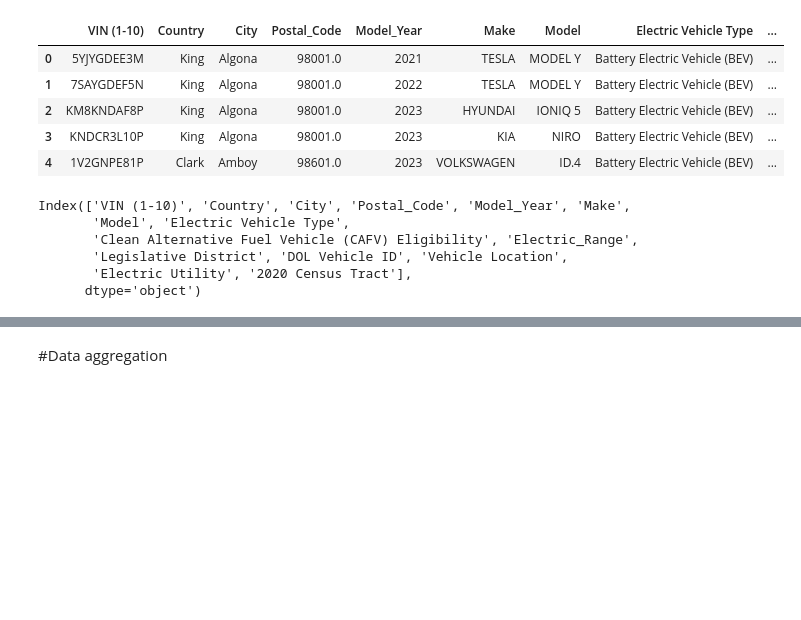
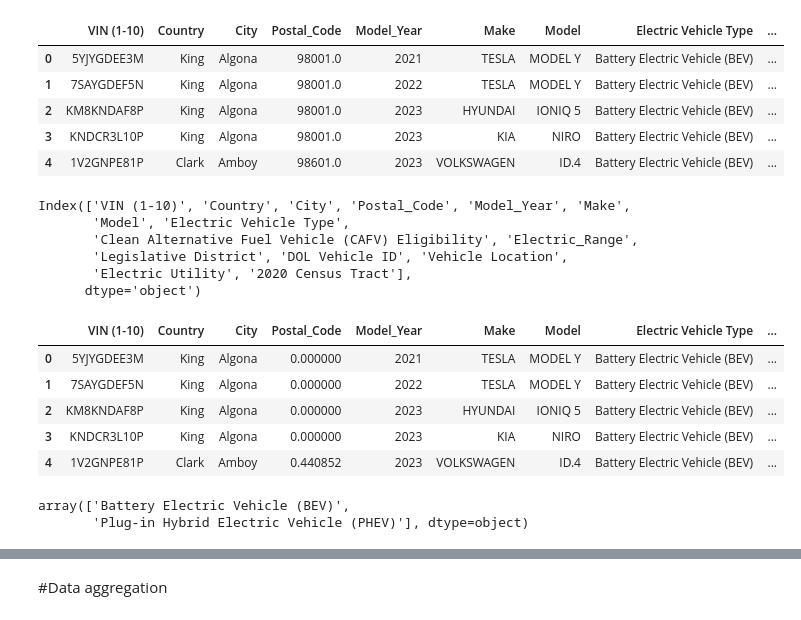
Before and after one commit to maisaahmad/MASAR-Bootcamp, a Jupyter notebook: project2.ipynb, the cells around one changed output, grey strips where cells are left out. Saved outputs shown, nothing was run; the diff lists cells and outputs as text; code cells hidden in the pictures; blank space fills up the shorter version.

```diff
--- a/project2.ipynb
+++ b/project2.ipynb
@@ -326,11 +326,23 @@ Index(['VIN (1-10)', 'Country', 'City', 'Postal_Code', 'Model_Year', 'Make',
       dtype='object')
 # %%
 #normalize using to a specific range [0, 1] using MinMaxScaler
+# Exclude non-numeric columns from normalization
+numeric_columns = [ 'Postal_Code','Model_Year', 'Electric_Range', 'Legislative District', 'DOL Vehicle ID', '2020 Census Tract']
+columns_to_normalize = [col for col in columns_to_normalize if col in numeric_columns]
 
-columns_to_normalize = ['VIN (1-10)', 'Country', 'City', 'Postal_Code', 'Model_Year', 'Make', 'Model'
-      , 'Electric Vehicle Type',  'Clean Alternative Fuel Vehicle (CAFV) Eligibility', 'Electric_Range',
-     'Legislative District', 'DOL Vehicle ID', 'Vehicle Location','Electric Utility', '2020 Census Tract']
 min_max_scaler = MinMaxScaler()
-df[columns_to_normalize] = min_max_scaler.fit_transform(df[columns_to_normalize])
+df_new_process[columns_to_normalize] = min_max_scaler.fit_transform(df_new_process[columns_to_normalize])
 # %%
-df.head()
+df_new_process.head()
+# %% [output]
+|  | VIN (1-10) | Country | City | Postal_Code | Model_Year | Make | Model | Electric Vehicle Type | ... |
+| 0 | 5YJYGDEE3M | King | Algona | 0.000000 | 2021 | TESLA | MODEL Y | Battery Electric Vehicle (BEV) | ... |
+| 1 | 7SAYGDEF5N | King | Algona | 0.000000 | 2022 | TESLA | MODEL Y | Battery Electric Vehicle (BEV) | ... |
+| 2 | KM8KNDAF8P | King | Algona | 0.000000 | 2023 | HYUNDAI | IONIQ 5 | Battery Electric Vehicle (BEV) | ... |
+| 3 | KNDCR3L10P | King | Algona | 0.000000 | 2023 | KIA | NIRO | Battery Electric Vehicle (BEV) | ... |
+| 4 | 1V2GNPE81P | Clark | Amboy | 0.440852 | 2023 | VOLKSWAGEN | ID.4 | Battery Electric Vehicle (BEV) | ... |
+# %%
+df_new_process['Electric Vehicle Type'].unique()
+# %% [output]
+array(['Battery Electric Vehicle (BEV)',
+       'Plug-in Hybrid Electric Vehicle (PHEV)'], dtype=object)
```
Also changed, not shown: parts of 4 cells of this notebook.
